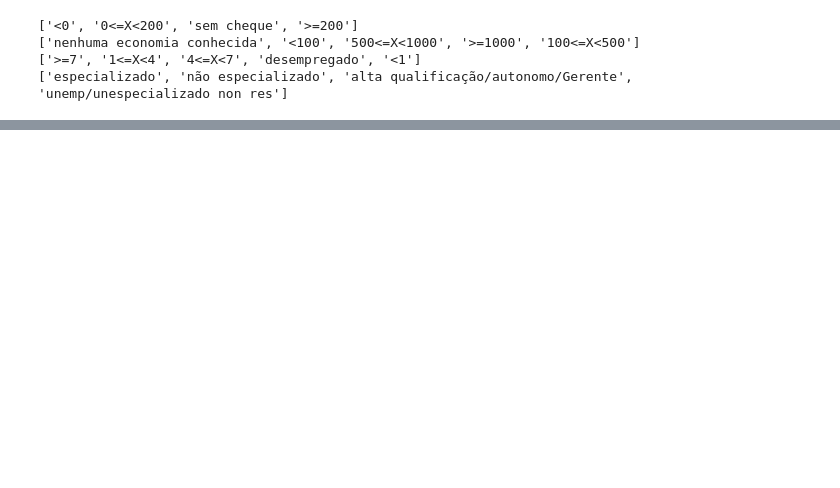
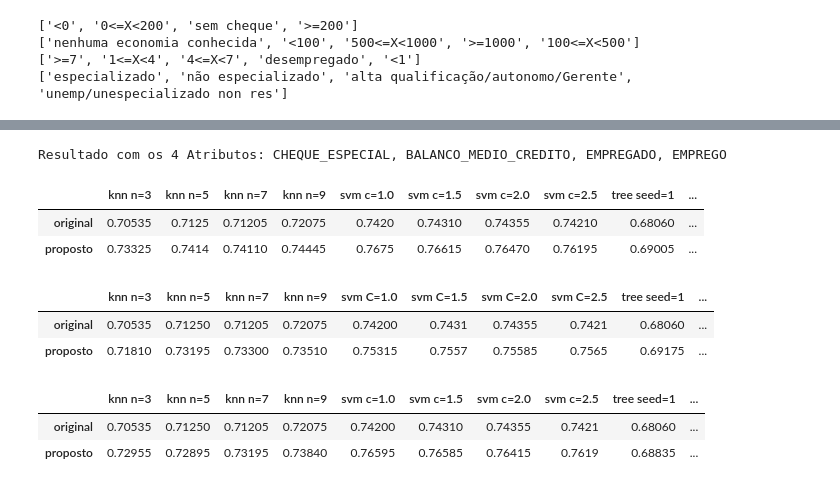
Before and after one commit to brmaciel/Projetos_AnaliseDados, a Jupyter notebook: LabelEncoder_Effect/LabelEncoder_Effect.ipynb, the cells around one changed output, grey strips where cells are left out. Cells and saved outputs as stored; diff of their text form; code cells hidden in the pictures; blank space fills up the shorter version.

```diff
--- a/LabelEncoder_Effect/LabelEncoder_Effect.ipynb
+++ b/LabelEncoder_Effect/LabelEncoder_Effect.ipynb
@@ -214,0 +235,28 @@ Media:
+# %%
+# Resultado obtido realizando o ajuste nas ordens das variaveis
+# utilizando (cheq_esp, bal_med_cred, empregado, emprego)
+print("Resultado com os 4 Atributos: CHEQUE_ESPECIAL, BALANCO_MEDIO_CREDITO, EMPREGADO, EMPREGO")
+result_df2
+# %% [output]
+Resultado com os 4 Atributos: CHEQUE_ESPECIAL, BALANCO_MEDIO_CREDITO, EMPREGADO, EMPREGO
+|  | knn n=3 | knn n=5 | knn n=7 | knn n=9 | svm c=1.0 | svm c=1.5 | svm c=2.0 | svm c=2.5 | tree seed=1 | ... |
+| original | 0.70535 | 0.7125 | 0.71205 | 0.72075 | 0.7420 | 0.74310 | 0.74355 | 0.74210 | 0.68060 | ... |
+| proposto | 0.73325 | 0.7414 | 0.74110 | 0.74445 | 0.7675 | 0.76615 | 0.76470 | 0.76195 | 0.69005 | ... |
+# %%
+# Resultado obtido realizando o ajuste nas ordens das variaveis
+# utilizando (bal_med_cred, empregado, emprego)
+print("Resultado com 3 Atributos: BALANCO_MEDIO_CREDITO, EMPREGADO, EMPREGO")
+result_df3
+# %% [output]
+|  | knn n=3 | knn n=5 | knn n=7 | knn n=9 | svm C=1.0 | svm C=1.5 | svm C=2.0 | svm C=2.5 | tree seed=1 | ... |
+| original | 0.70535 | 0.71250 | 0.71205 | 0.72075 | 0.74200 | 0.7431 | 0.74355 | 0.7421 | 0.68060 | ... |
+| proposto | 0.71810 | 0.73195 | 0.73300 | 0.73510 | 0.75315 | 0.7557 | 0.75585 | 0.7565 | 0.69175 | ... |
+# %%
+# Resultado obtido realizando o ajuste nas ordens das variaveis
+# utilizando (cheq_esp, empregado, emprego)
+print("Resultado com 3 Atributos: CHEQUE_ESPECIAL, EMPREGADO, EMPREGO")
+result_df4
+# %% [output]
+|  | knn n=3 | knn n=5 | knn n=7 | knn n=9 | svm c=1.0 | svm c=1.5 | svm c=2.0 | svm c=2.5 | tree seed=1 | ... |
+| original | 0.70535 | 0.71250 | 0.71205 | 0.72075 | 0.74200 | 0.74310 | 0.74355 | 0.7421 | 0.68060 | ... |
+| proposto | 0.72955 | 0.72895 | 0.73195 | 0.73840 | 0.76595 | 0.76585 | 0.76415 | 0.7619 | 0.68835 | ... |
```
Also changed, not shown: parts of 20 cells of this notebook.
